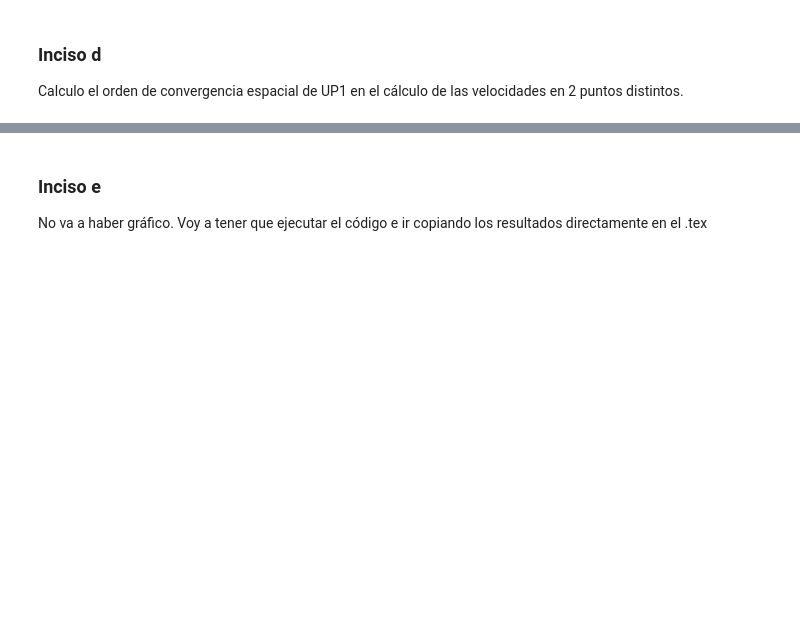
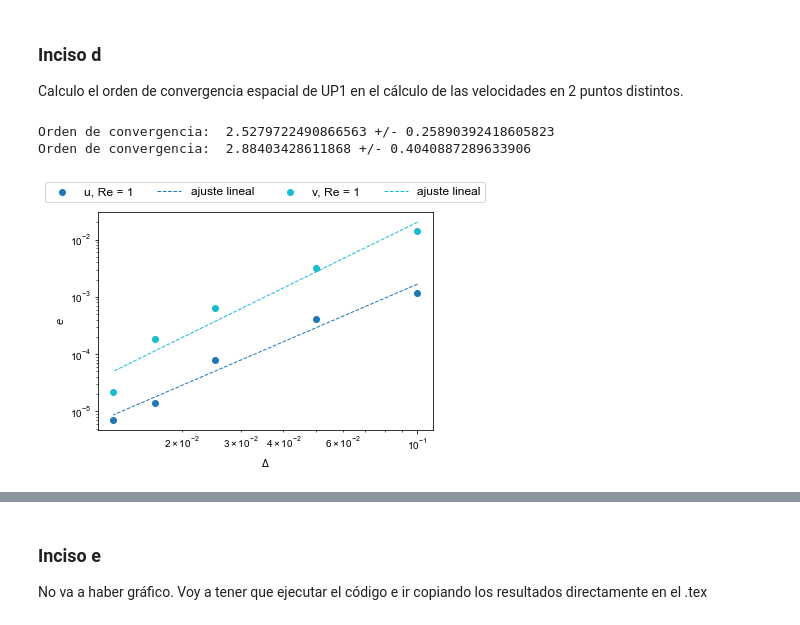
Before and after one commit to Lupama2/Guias_Metodos_Num_Fluidos_I, a Jupyter notebook: Guias/Informe_final/Programa/graficos/graficos.ipynb, the cells around one changed output, grey strips where cells are left out. Saved outputs shown, nothing was run; the diff lists cells and outputs as text; code cells hidden in the pictures; blank space fills up the shorter version.

Commit message:
Dejo corriendo además el a. Hice algunos gráficos y fui escribiendo lo relacionado en el informe

```diff
--- a/Guias/Informe_final/Programa/graficos/graficos.ipynb
+++ b/Guias/Informe_final/Programa/graficos/graficos.ipynb
@@ -275,4 +320,75 @@ datos_errorv_1000 = genfromtxt("datos/d_error_vparticular_Re1000.csv",delimiter
 # datos_v_solucion = genfromtxt('datos/d_solucion.csv', delimiter=',')
 # datos_u_UP1 = genfromtxt('datos/d_u_UP1.csv', delimiter=',')
 # datos_v_UP1 = genfromtxt('datos/d_v_UP1.csv', delimiter=',')
+# %%
+#Calculo los errores
+# errores = errores_advectivo(datos_u_UP1, datos_v_UP1, datos_u_solucion, datos_v_solucion)
+
+#Grafico los errores vs n1, una curva para cada Re y los ajustes lineales
+Re_array = np.array([1,1000])
+n1_array = np.array([10,20,40,60,80])
+Delta_array = np.zeros(len(n1_array))
+for i in range(len(n1_array)):
+    Delta_array[i] = 1/n1_array[i]
+
+plt.scatter(Delta_array, datos_erroru_1, label='u, Re = 1', color = "tab:blue")
+datos = datos_erroru_1
+limits = [0,len(datos[:])]
+x, y = Delta_array, datos[limits[0]:limits[1]]
+coefs, matrix_cov = np.polyfit(np.log(x), np.log(np.abs(y)), 1, cov = True)
+m, b = coefs[0], coefs[1]
+print("Orden de convergencia: ", m, "+/-", matrix_cov[0,0]**0.5)
+plt.plot(x, np.exp(m*np.log(x) + b), label='ajuste lineal',linewidth=1, color = "tab:blue", linestyle = "dashed")
+
+plt.scatter(Delta_array, datos_errorv_1, label='v, Re = 1', color = "tab:cyan")
+datos = datos_errorv_1
+limits = [0,len(datos[:])]
+x, y = Delta_array, datos[limits[0]:limits[1]]
+coefs, matrix_cov = np.polyfit(np.log(x), np.log(np.abs(y)), 1, cov = True)
+m, b = coefs[0], coefs[1]
+print("Orden de convergencia: ", m, "+/-", matrix_cov[0,0]**0.5)
+plt.plot(x, np.exp(m*np.log(x) + b), label='ajuste lineal',linewidth=1, color = "tab:cyan", linestyle = "dashed")
+
+
+
+# plt.plot(Delta_array, datos_erroru_1, label='u,Re = 1000', color = "tab:red")
+# datos = datos_erroru_1
+# limits = [0,len(datos[:])]
+# x, y = Delta_array, datos[limits[0]:limits[1]]
+# coefs, matrix_cov = np.polyfit(np.log(x), np.log(np.abs(y)), 1, cov = True)
+# m, b = coefs[0], coefs[1]
+# print("Orden de convergencia: ", m, "+/-", matrix_cov[0,0]**0.5)
+# plt.plot(x, np.exp(m*np.log(x) + b), label='ajuste lineal',linewidth=1, color = "tab:red", linestyle = "dashed")
+
+# plt.plot(Delta_array, datos_errorv_1, label='v,Re = 1000', color = "orange")
+# datos = datos_errorv_1
+# limits = [0,len(datos[:])]
+# x, y = Delta_array, datos[limits[0]:limits[1]]
+# coefs, matrix_cov = np.polyfit(np.log(x), np.log(np.abs(y)), 1, cov = True)
+# m, b = coefs[0], coefs[1]
+# print("Orden de convergencia: ", m, "+/-", matrix_cov[0,0]**0.5)
+# plt.plot(x, np.exp(m*np.log(x) + b), label='ajuste lineal',linewidth=1, color = "tab:orange", linestyle = "dashed")
+
+
+
+
+
+#Parámetros del gráfico:
+plt.legend(loc='lower center', ncol = 4, bbox_to_anchor=(0, 1.02, 1, 0.2),fontsize = 12)
+plt.xlabel('$\Delta$')
+plt.ylabel('$e$')
+# plt.xticks(x, my_xticks)
+# plt.yticks(np.arange(y.min(), y.max(), 0.005))
+# plt.yticks(np.arange(-0.5,0.5 + 0.2,0.2))
+# plt.xlim(10.0**-4, 10.0**0)
+plt.xscale("log")
+plt.yscale("log")
+
+
+#Guardo el gráfico
+plt.savefig('error_UP1_n1_vs_Re.pdf', format='pdf',bbox_inches = "tight")
+# %% [output]
+Orden de convergencia:  2.5279722490866563 +/- 0.25890392418605823
+Orden de convergencia:  2.88403428611868 +/- 0.4040887289633906
+[figure, added]
 # %%
```
Also changed, not shown: parts of 12 cells of this notebook, 30 other files.
